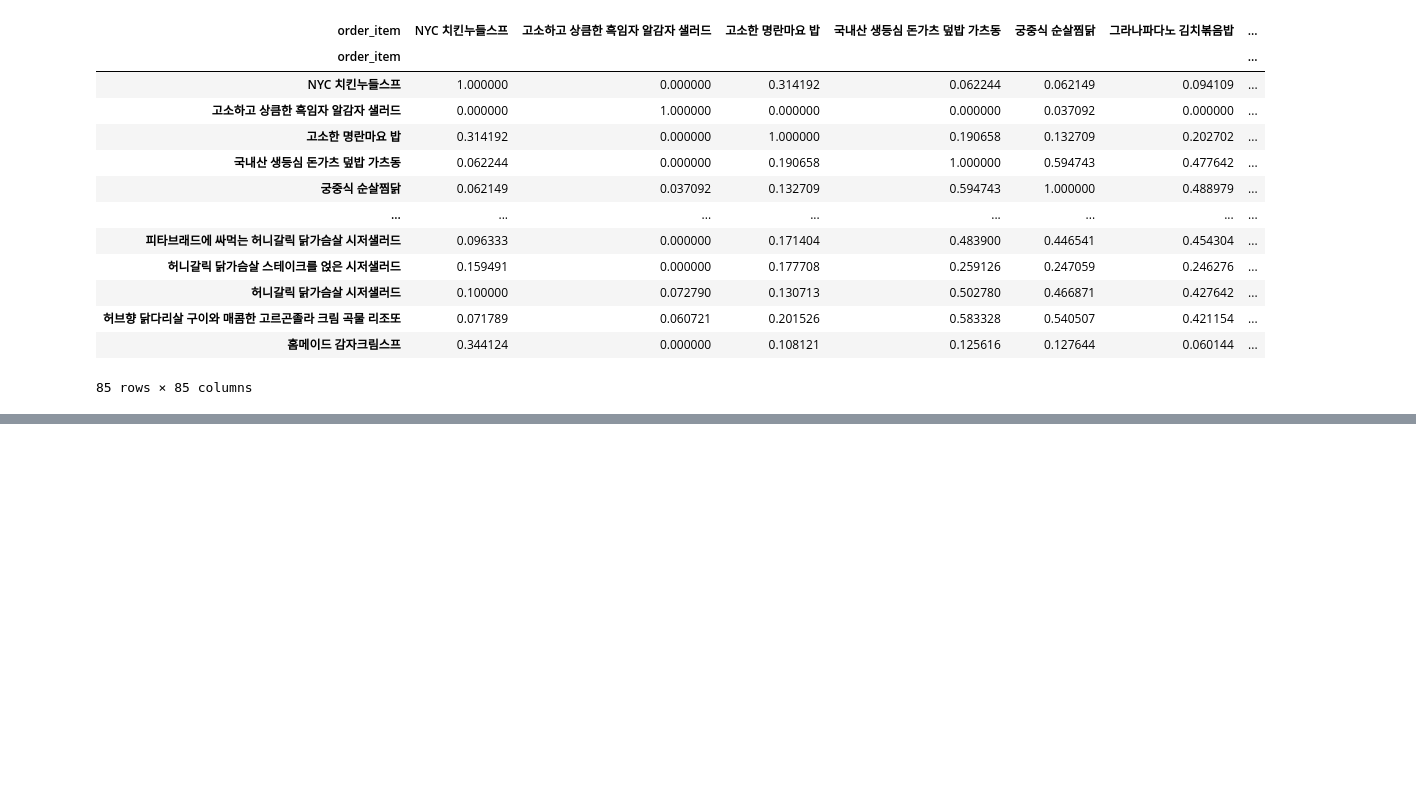
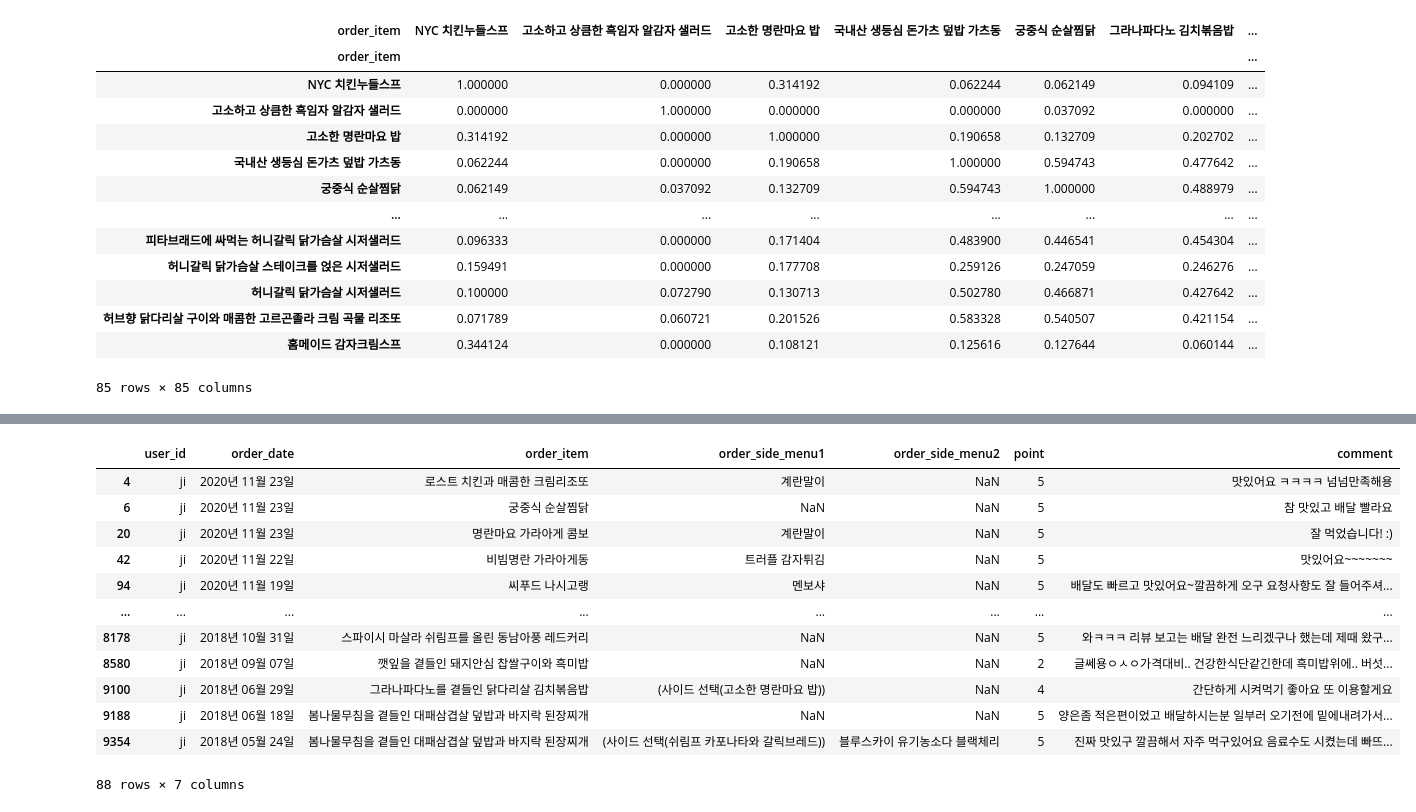
Before and after one commit to lee-dk/Final_Project, a Jupyter notebook: yogiyo/yogiyo.ipynb, the cells around one changed output, grey strips where cells are left out. Saved outputs shown, nothing was run; the diff lists cells and outputs as text; code cells hidden in the pictures; blank space fills up the shorter version.

```diff
--- a/yogiyo/yogiyo.ipynb
+++ b/yogiyo/yogiyo.ipynb
@@ -191,0 +291,10 @@ Name: dk, dtype: float64
+# %%
+#matrix_user_avg를 svd를 적용해 분해한 상태이므로 원복 필요
+svd_user_predicted_rating = np.dot(np.dot(U, sigma), Vt) + user_rating_avg.reshape(-1,1)
+# %%
+#svd_preds = pd.DataFrame(svd_user_predicted_rating,
+#                         columns=user_menu_rating.columns)
+svd_preds = pd.DataFrame(svd_user_predicted_rating,
+                         index=user_menu_rating.index,
+                         columns=user_menu_rating.columns)
+svd_preds
@@ -191,0 +316,39 @@ Name: dk, dtype: float64
+# %%
+def recommend_menu(svd_preds, og_user_id, og_order_item, og_point, num_recommendations=5):
+
+    #user_row_num = og_user_id# - 1
+
+    #맛평가 평점이 높은 순으로 정렬
+    #sort_user_predictions = svd_preds.iloc[user_row_num].sort_values(ascending=False)
+
+    #원본데이터에서 user_id에 해당하는 데이터 뽑기
+    user_data = og_point[og_point.user_id == og_user_id]
+
+    #user_data와 원본 데이터를 합친다
+    #user_history = user_data.merge(og_order_item, on = 'order_item')#.sort_values(['point'], ascending=False)
+    #원본데이터에서 사용자가 주문했던 음식은 제외한 데이터 추출
+    recommendations = og_order_item[-og_order_item['order_item'].isin(user_data['order_item'])]
+    #사용자의 메뉴 평점이 높은 순으로 정렬된 데이터와 recommendations를 합친다
+    #recommendations = recommendations.merge(pd.DataFrame(sort_user_predictions).reset_index(), on = 'order_item')
+    #컬럼이름을 바꾸고 정렬해서 return
+    #recommendations = recommendations.rename(columns = {user_row_num:'Predictions'}).sort_values('Predictions')
+
+    return user_data, recommendations
+# %%
+already_rated, predictions = recommend_menu(svd_preds, 'ji', review_data, review_data, 10)
+# %%
+already_rated
+# %% [output]
+|  | user_id | order_date | order_item | order_side_menu1 | order_side_menu2 | point | comment |
+| 4 | ji | 2020년 11월 23일 | 로스트 치킨과 매콤한 크림리조또 | 계란말이 | NaN | 5 | 맛있어요 ㅋㅋㅋㅋ 넘넘만족해용 |
+| 6 | ji | 2020년 11월 23일 | 궁중식 순살찜닭 | NaN | NaN | 5 | 참 맛있고 배달 빨라요 |
+| 20 | ji | 2020년 11월 23일 | 명란마요 가라아게 콤보 | 계란말이 | NaN | 5 | 잘 먹었습니다! :) |
+| 42 | ji | 2020년 11월 22일 | 비빔명란 가라아게동 | 트러플 감자튀김 | NaN | 5 | 맛있어요~~~~~~~ |
+| 94 | ji | 2020년 11월 19일 | 씨푸드 나시고랭 | 멘보샤 | NaN | 5 | 배달도 빠르고 맛있어요~깔끔하게 오구 요청사항도 잘 들어주셔... |
+| ... | ... | ... | ... | ... | ... | ... | ... |
+| 8178 | ji | 2018년 10월 31일 | 스파이시 마살라 쉬림프를 올린 동남아풍 레드커리 | NaN | NaN | 5 | 와ㅋㅋㅋ 리뷰 보고는 배달 완전 느리겠구나 했는데 제때 왔구... |
+| 8580 | ji | 2018년 09월 07일 | 깻잎을 곁들인 돼지안심 찹쌀구이와 흑미밥 | NaN | NaN | 2 | 글쎄용ㅇㅅㅇ가격대비.. 건강한식단같긴한데 흑미밥위에.. 버섯... |
+| 9100 | ji | 2018년 06월 29일 | 그라나파다노를 곁들인 닭다리살 김치볶음밥 | (사이드 선택(고소한 명란마요 밥)) | NaN | 4 | 간단하게 시켜먹기 좋아요 또 이용할게요 |
+| 9188 | ji | 2018년 06월 18일 | 봄나물무침을 곁들인 대패삼겹살 덮밥과 바지락 된장찌개 | NaN | NaN | 5 | 양은좀 적은편이었고 배달하시는분 일부러 오기전에 밑에내려가서... |
+| 9354 | ji | 2018년 05월 24일 | 봄나물무침을 곁들인 대패삼겹살 덮밥과 바지락 된장찌개 | (사이드 선택(쉬림프 카포나타와 갈릭브레드)) | 블루스카이 유기농소다 블랙체리 | 5 | 진짜 맛있구 깔끔해서 자주 먹구있어요 음료수도 시켰는데 빠뜨... |
+88 rows × 7 columns
```
Also changed, not shown: parts of 12 cells of this notebook.
